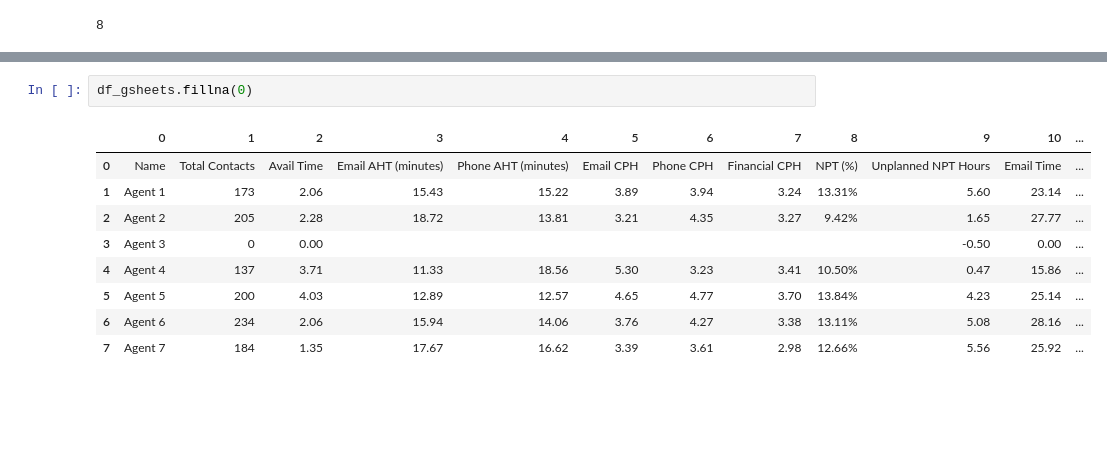
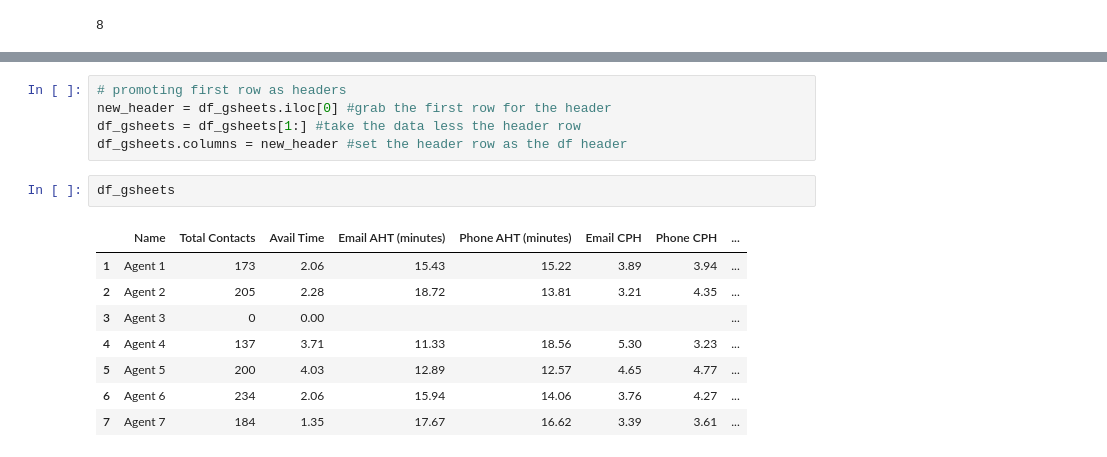
Before and after one commit to krish-source/My-project-soruce1, a Jupyter notebook: ReadDataFromGSheets.ipynb, the cells around one changed output, grey strips where cells are left out. Cells and saved outputs as stored; diff of their text form; blank space fills up the shorter version.

```diff
--- a/ReadDataFromGSheets.ipynb
+++ b/ReadDataFromGSheets.ipynb
@@ -73,12 +87,16 @@ len(df_gsheets)
+# %%
+# promoting first row as headers
+new_header = df_gsheets.iloc[0] #grab the first row for the header
+df_gsheets = df_gsheets[1:] #take the data less the header row
+df_gsheets.columns = new_header #set the header row as the df header
 # %%
-df_gsheets.fillna(0)
+df_gsheets
 # %% [output]
-|  | 0 | 1 | 2 | 3 | 4 | 5 | 6 | 7 | 8 | 9 | 10 | ... |
-| 0 | Name | Total Contacts | Avail Time | Email AHT (minutes) | Phone AHT (minutes) | Email CPH | Phone CPH | Financial CPH | NPT (%) | Unplanned NPT Hours | Email Time | ... |
-| 1 | Agent 1 | 173 | 2.06 | 15.43 | 15.22 | 3.89 | 3.94 | 3.24 | 13.31% | 5.60 | 23.14 | ... |
-| 2 | Agent 2 | 205 | 2.28 | 18.72 | 13.81 | 3.21 | 4.35 | 3.27 | 9.42% | 1.65 | 27.77 | ... |
-| 3 | Agent 3 | 0 | 0.00 |  |  |  |  |  |  | -0.50 | 0.00 | ... |
-| 4 | Agent 4 | 137 | 3.71 | 11.33 | 18.56 | 5.30 | 3.23 | 3.41 | 10.50% | 0.47 | 15.86 | ... |
-| 5 | Agent 5 | 200 | 4.03 | 12.89 | 12.57 | 4.65 | 4.77 | 3.70 | 13.84% | 4.23 | 25.14 | ... |
-| 6 | Agent 6 | 234 | 2.06 | 15.94 | 14.06 | 3.76 | 4.27 | 3.38 | 13.11% | 5.08 | 28.16 | ... |
-| 7 | Agent 7 | 184 | 1.35 | 17.67 | 16.62 | 3.39 | 3.61 | 2.98 | 12.66% | 5.56 | 25.92 | ... |
+|  | Name | Total Contacts | Avail Time | Email AHT (minutes) | Phone AHT (minutes) | Email CPH | Phone CPH | ... |
+| 1 | Agent 1 | 173 | 2.06 | 15.43 | 15.22 | 3.89 | 3.94 | ... |
+| 2 | Agent 2 | 205 | 2.28 | 18.72 | 13.81 | 3.21 | 4.35 | ... |
+| 3 | Agent 3 | 0 | 0.00 |  |  |  |  | ... |
+| 4 | Agent 4 | 137 | 3.71 | 11.33 | 18.56 | 5.30 | 3.23 | ... |
+| 5 | Agent 5 | 200 | 4.03 | 12.89 | 12.57 | 4.65 | 4.77 | ... |
+| 6 | Agent 6 | 234 | 2.06 | 15.94 | 14.06 | 3.76 | 4.27 | ... |
+| 7 | Agent 7 | 184 | 1.35 | 17.67 | 16.62 | 3.39 | 3.61 | ... |
```
Also changed, not shown: parts of 21 cells of this notebook.
